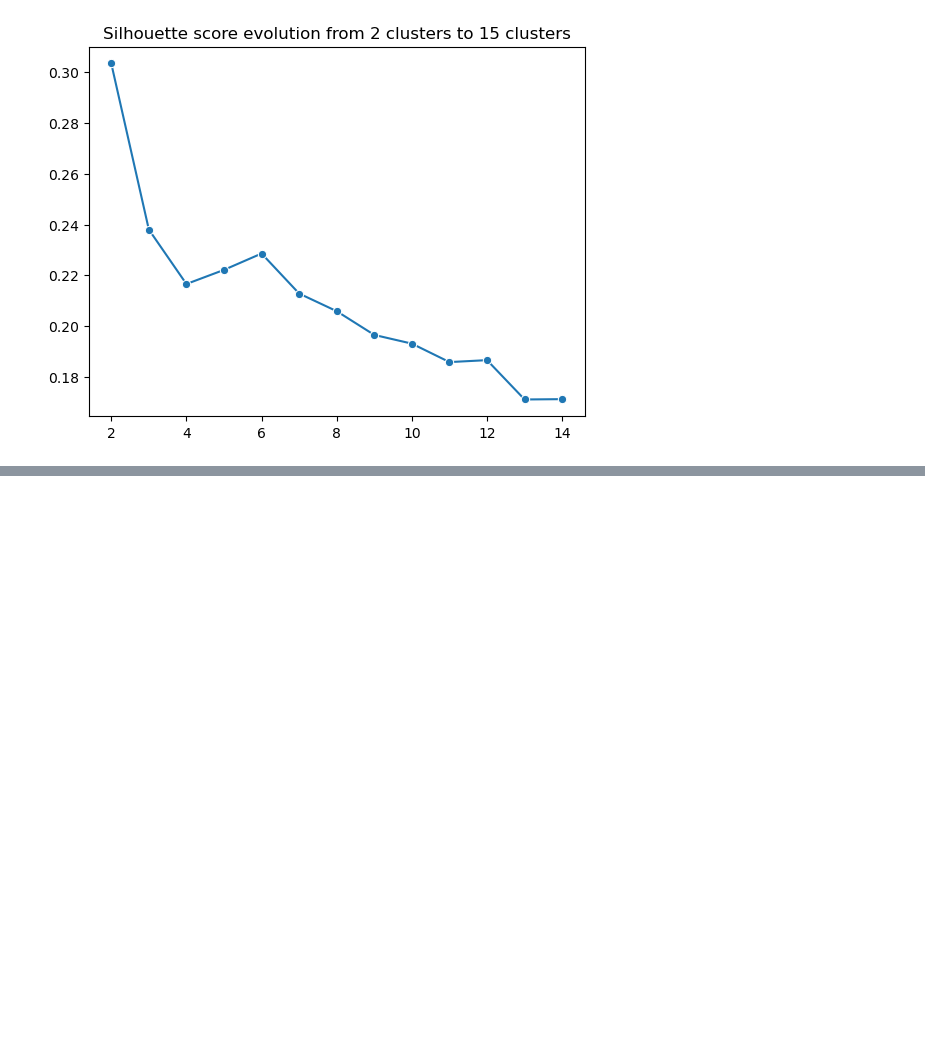
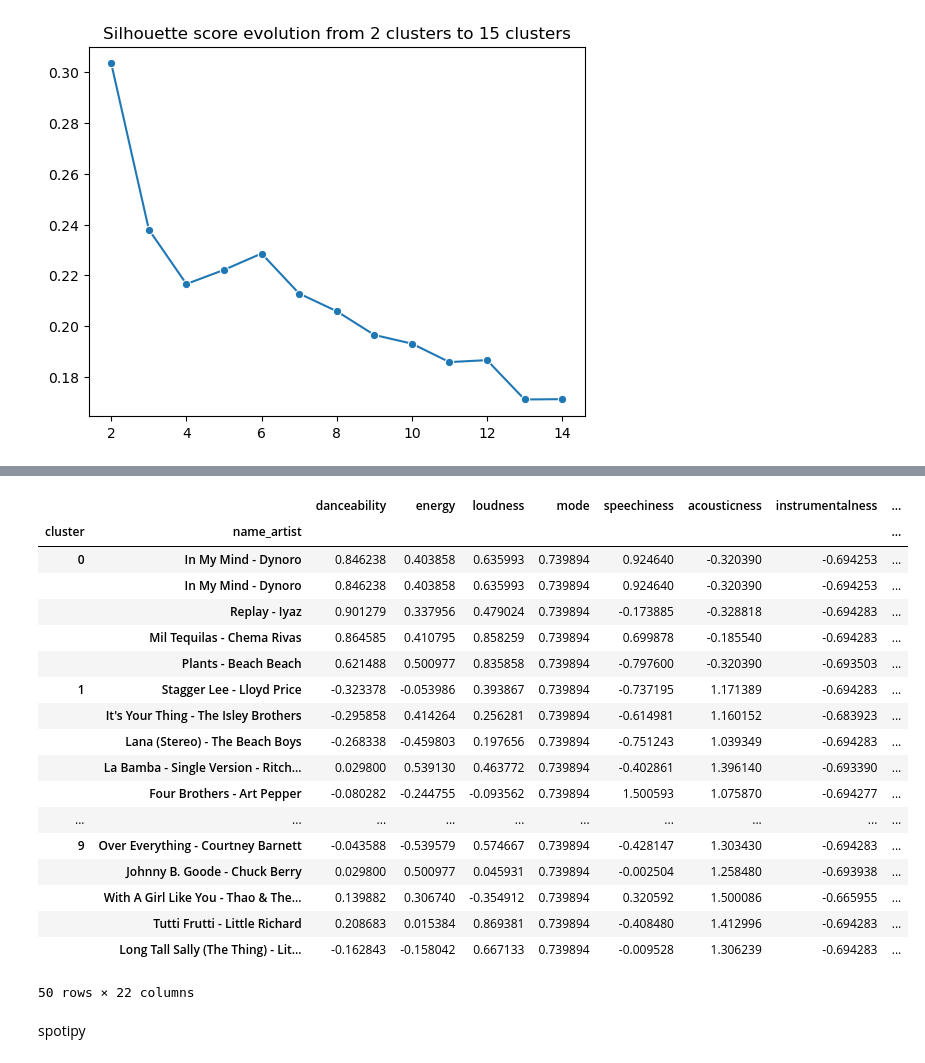
Before and after one commit to Joldon/unsupevised_ML, a Jupyter notebook: compute_distances_5000_songs.ipynb, the cells around one changed output, grey strips where cells are left out. Drawn from its saved outputs; the diff is of its cells as text; code cells hidden in the pictures; blank space fills up the shorter version.

```diff
--- a/compute_distances_5000_songs.ipynb
+++ b/compute_distances_5000_songs.ipynb
@@ -597,0 +619,14 @@ for k in range(2, 11):
+# %%
+# create 4 clusters
+kmeans = KMeans(n_clusters=10)
+
+# new df
+songs_center = songs_standard.copy()
+
+# fit the model
+kmeans.fit(songs_center)
+
+# create a column with the cluster labels
+songs_center['cluster'] = kmeans.labels_
+
+songs_center.head(3)
@@ -597,0 +639,6 @@ for k in range(2, 11):
+# %%
+# creating new dfs for merging centroids and songs
+
+centroids_copy = centroids.rename(columns=lambda x: x + '_centroid')
+centroids_copy = centroids_copy.reset_index().rename(columns={'index': 'cluster'})
+centroids_copy.head(12)
@@ -597,0 +665,10 @@ for k in range(2, 11):
+# %%
+# merge centroids and songs
+songs_with_centroids = (
+    songs_center
+    .merge(centroids_copy, on='cluster', how='left')
+)
+
+songs_with_centroids['name_artist'] = songs_center.index
+songs_with_centroids = songs_with_centroids.set_index('name_artist')
+songs_with_centroids.head(3)
@@ -597,0 +682,32 @@ for k in range(2, 11):
+# %%
+(
+songs_with_centroids
+    .assign(
+        distance = lambda x: (x['acousticness'] - x['acousticness_centroid'])**2 + (x['danceability'] - x['danceability_centroid'])**2
+    )
+    .groupby('cluster')
+        # get top 5 songs with the smallest distance
+    .apply(lambda x: x.nsmallest(5, 'distance'))
+)
+# %% [output]
+|  |  | danceability | energy | loudness | mode | speechiness | acousticness | instrumentalness | ... |
+| cluster | name_artist |  |  |  |  |  |  |  | ... |
+| 0 | In My Mind - Dynoro | 0.846238 | 0.403858 | 0.635993 | 0.739894 | 0.924640 | -0.320390 | -0.694253 | ... |
+|  | In My Mind - Dynoro | 0.846238 | 0.403858 | 0.635993 | 0.739894 | 0.924640 | -0.320390 | -0.694253 | ... |
+|  | Replay - Iyaz | 0.901279 | 0.337956 | 0.479024 | 0.739894 | -0.173885 | -0.328818 | -0.694283 | ... |
+|  | Mil Tequilas - Chema Rivas | 0.864585 | 0.410795 | 0.858259 | 0.739894 | 0.699878 | -0.185540 | -0.694283 | ... |
+|  | Plants - Beach Beach | 0.621488 | 0.500977 | 0.835858 | 0.739894 | -0.797600 | -0.320390 | -0.693503 | ... |
+| 1 | Stagger Lee - Lloyd Price | -0.323378 | -0.053986 | 0.393867 | 0.739894 | -0.737195 | 1.171389 | -0.694283 | ... |
+|  | It's Your Thing - The Isley Brothers | -0.295858 | 0.414264 | 0.256281 | 0.739894 | -0.614981 | 1.160152 | -0.683923 | ... |
+|  | Lana (Stereo) - The Beach Boys | -0.268338 | -0.459803 | 0.197656 | 0.739894 | -0.751243 | 1.039349 | -0.694283 | ... |
+|  | La Bamba - Single Version - Ritch... | 0.029800 | 0.539130 | 0.463772 | 0.739894 | -0.402861 | 1.396140 | -0.693390 | ... |
+|  | Four Brothers - Art Pepper | -0.080282 | -0.244755 | -0.093562 | 0.739894 | 1.500593 | 1.075870 | -0.694277 | ... |
+| ... | ... | ... | ... | ... | ... | ... | ... | ... | ... |
+| 9 | Over Everything - Courtney Barnett | -0.043588 | -0.539579 | 0.574667 | 0.739894 | -0.428147 | 1.303430 | -0.694283 | ... |
+|  | Johnny B. Goode - Chuck Berry | 0.029800 | 0.500977 | 0.045931 | 0.739894 | -0.002504 | 1.258480 | -0.693938 | ... |
+|  | With A Girl Like You - Thao & The... | 0.139882 | 0.306740 | -0.354912 | 0.739894 | 0.320592 | 1.500086 | -0.665955 | ... |
+|  | Tutti Frutti - Little Richard | 0.208683 | 0.015384 | 0.869381 | 0.739894 | -0.408480 | 1.412996 | -0.694283 | ... |
+|  | Long Tall Sally (The Thing) - Lit... | -0.162843 | -0.158042 | 0.667133 | 0.739894 | -0.009528 | 1.306239 | -0.694283 | ... |
+50 rows × 22 columns
+# %% [markdown]
+spotipy
```
Also changed, not shown: parts of 22 cells of this notebook.
